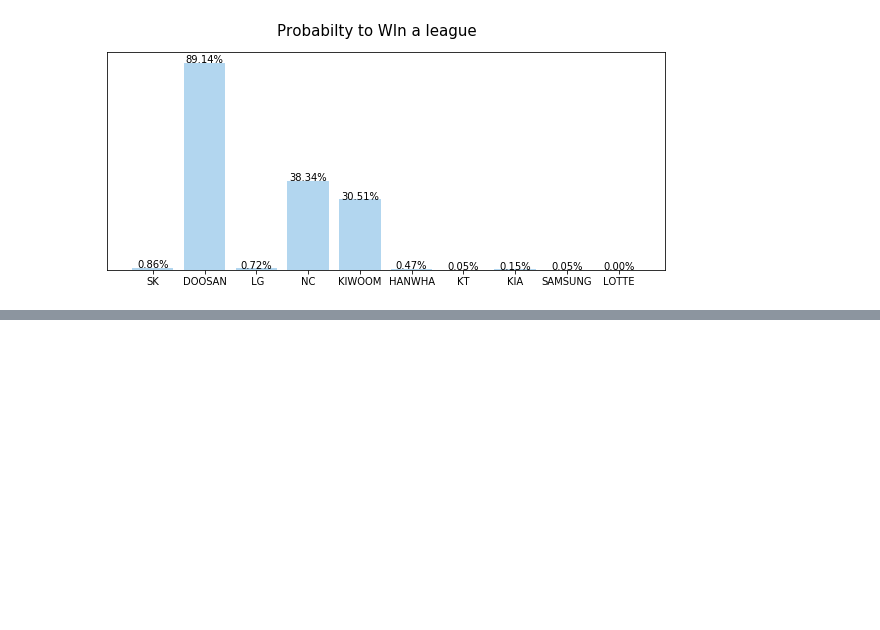
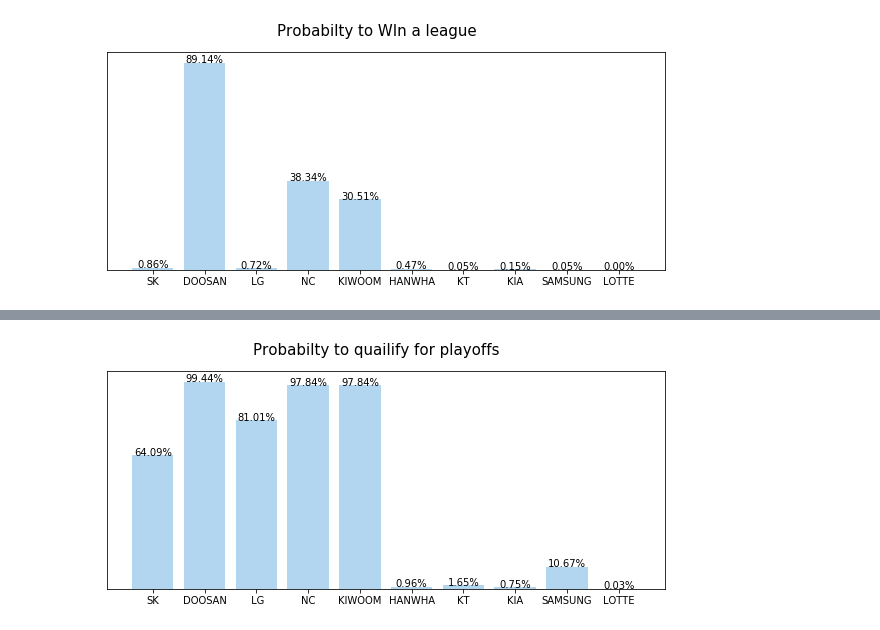
Before and after one commit to Teosoft7/predict_kbo, a Jupyter notebook: predict_kbo.ipynb, the cells around one changed output, grey strips where cells are left out. Cells and saved outputs as stored; diff of their text form; code cells hidden in the pictures; blank space fills up the shorter version.

Commit message:
add prediction of post season

```diff
--- a/predict_kbo.ipynb
+++ b/predict_kbo.ipynb
@@ -249,0 +257,10 @@ plt.show()
+# %%
+X_train, X_test, y_train, y_test = train_test_split(ratio_X, post_y, test_size=.2)
+# %%
+# Set pipeline with SS & Log_Regressor
+pipeline = Pipeline([
+    ('scaler', StandardScaler()),
+    ('classifier', LogisticRegression(solver='lbfgs'))
+])
+# %%
+pipeline.fit(X_train, y_train)
@@ -249,0 +282,6 @@ plt.show()
+# %%
+predicts = {}
+for team, value in stat_0601.items():
+    proba = pipeline.predict_proba([value])[0][1]*100
+    predicts[team] = proba
+    print(f'{team} :  {proba:.4}%')
@@ -249,0 +299,19 @@ plt.show()
+# %%
+# Draw a chart
+fig, ax = plt.subplots(figsize=(10, 4))
+ax.bar(predicts.keys(), predicts.values(), color='#007acc', alpha=.3)
+ax.grid(False)
+ax.set_yticks([])
+
+fig.suptitle('Probabilty to quailify for playoffs', fontsize=15)
+
+for rect in ax.patches:
+    y_value = rect.get_height()
+    x_value = rect.get_x() + rect.get_width() / 2
+
+    label = '{:.2f}%'.format(y_value)
+    plt.annotate(label, (x_value, y_value), ha='center' )
+
+plt.show()
+# %% [output]
+[figure, added]
```
Also changed, not shown: parts of 9 cells of this notebook, 1 other file.
